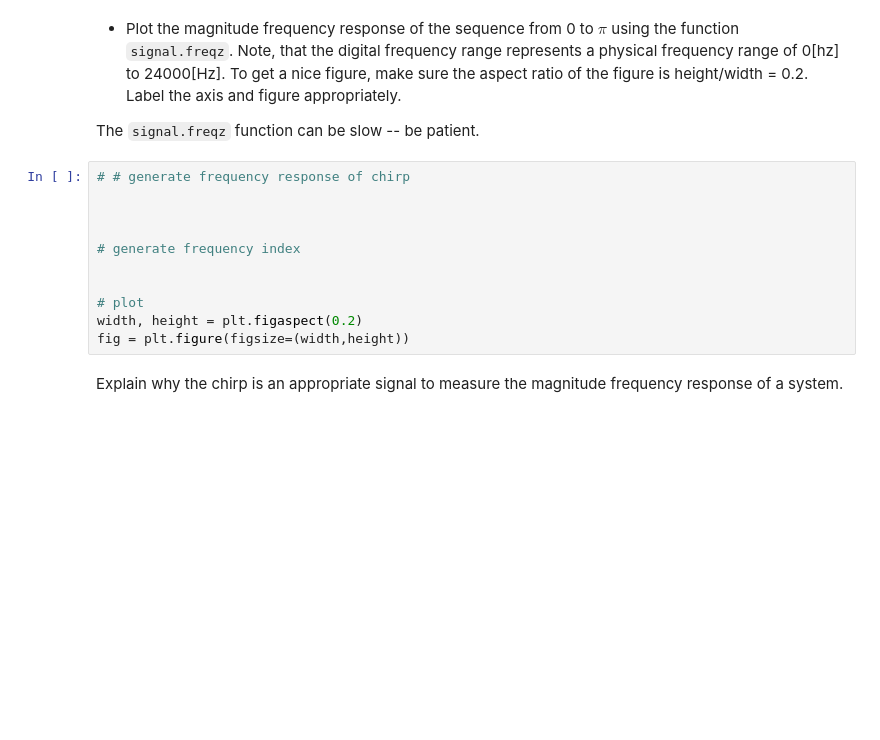
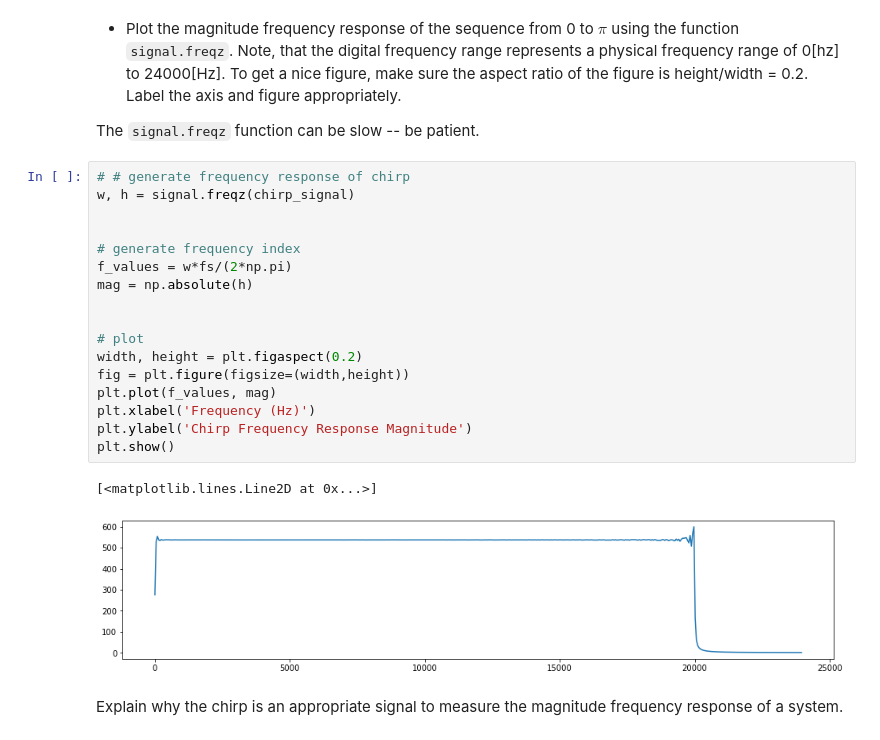
Before and after one commit to EricNRodriguez/ELEC3305_sonar, a Jupyter notebook: sonarpackage/TimeDomain-Sonar.ipynb, the cells around one changed output. Cells and saved outputs as stored; diff of their text form; blank space fills up the shorter version.

```diff
--- a/sonarpackage/TimeDomain-Sonar.ipynb
+++ b/sonarpackage/TimeDomain-Sonar.ipynb
@@ -78,15 +78,24 @@ plt.show()
 The `signal.freqz` function can be slow -- be patient.
 # %%
 # # generate frequency response of chirp
-
+w, h = signal.freqz(chirp_signal)
 
 
 # generate frequency index
+f_values = w*fs/(2*np.pi)
+mag = np.absolute(h)
 
 
 # plot
 width, height = plt.figaspect(0.2)
 fig = plt.figure(figsize=(width,height))
+plt.plot(f_values, mag)
+plt.xlabel('Frequency (Hz)')
+plt.ylabel('Chirp Frequency Response Magnitude')
+plt.show()
+# %% [output]
+[<matplotlib.lines.Line2D at 0x...>]
+[figure, added]
 # %% [markdown]
 Explain why the chirp is an appropriate signal to measure the magnitude frequency response of a system.
 # %% [markdown]
```
Also changed, not shown: parts of 1 cell of this notebook.
